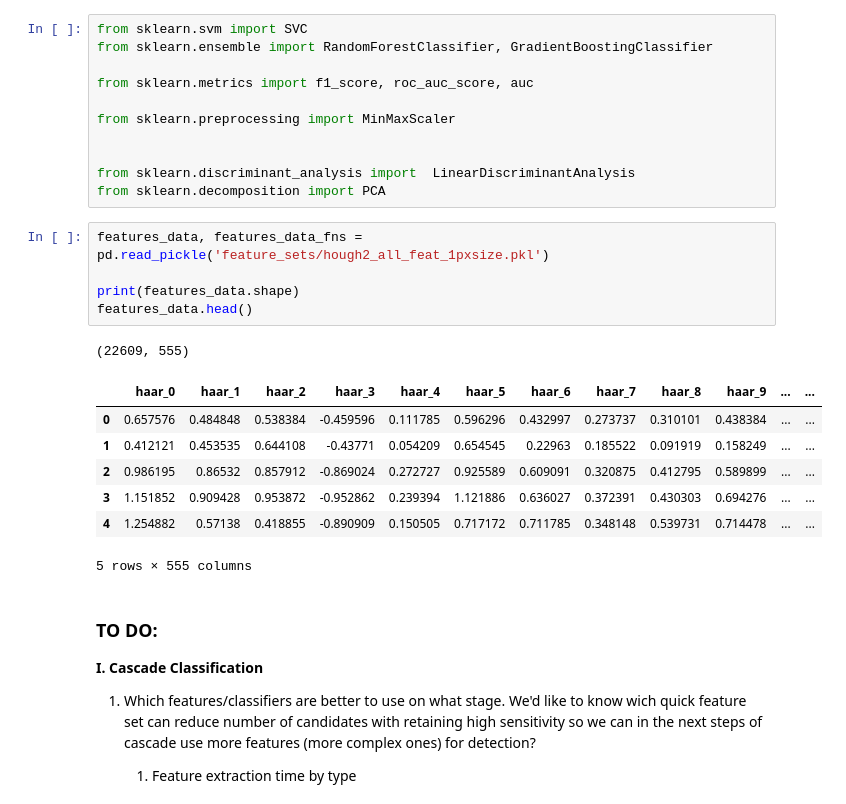
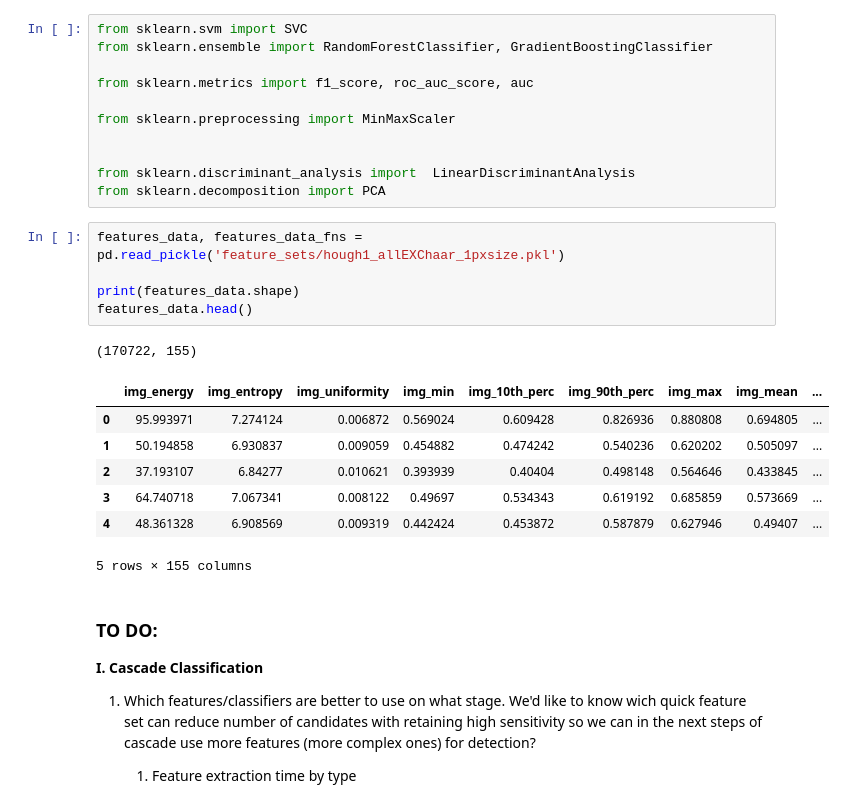
Before and after one commit to joaco18/calc-det, a Jupyter notebook: notebooks/[TEST]FeatureSelectionAndClassificaiton.ipynb, the cells around one changed output. Cells and saved outputs as stored; diff of their text form.

```diff
--- a/notebooks/[TEST]FeatureSelectionAndClassificaiton.ipynb
+++ b/notebooks/[TEST]FeatureSelectionAndClassificaiton.ipynb
@@ -35,19 +35,19 @@ from sklearn.preprocessing import MinMaxScaler
 from sklearn.discriminant_analysis import  LinearDiscriminantAnalysis
 from sklearn.decomposition import PCA
 # %%
-features_data, features_data_fns = pd.read_pickle('feature_sets/hough2_all_feat_1pxsize.pkl')
+features_data, features_data_fns = pd.read_pickle('feature_sets/hough1_allEXChaar_1pxsize.pkl')
 
 print(features_data.shape)
 features_data.head()
 # %% [output]
-(22609, 555)
+(170722, 155)
-|  | haar_0 | haar_1 | haar_2 | haar_3 | haar_4 | haar_5 | haar_6 | haar_7 | haar_8 | haar_9 | ... | ... |
-| 0 | 0.657576 | 0.484848 | 0.538384 | -0.459596 | 0.111785 | 0.596296 | 0.432997 | 0.273737 | 0.310101 | 0.438384 | ... | ... |
-| 1 | 0.412121 | 0.453535 | 0.644108 | -0.43771 | 0.054209 | 0.654545 | 0.22963 | 0.185522 | 0.091919 | 0.158249 | ... | ... |
-| 2 | 0.986195 | 0.86532 | 0.857912 | -0.869024 | 0.272727 | 0.925589 | 0.609091 | 0.320875 | 0.412795 | 0.589899 | ... | ... |
-| 3 | 1.151852 | 0.909428 | 0.953872 | -0.952862 | 0.239394 | 1.121886 | 0.636027 | 0.372391 | 0.430303 | 0.694276 | ... | ... |
-| 4 | 1.254882 | 0.57138 | 0.418855 | -0.890909 | 0.150505 | 0.717172 | 0.711785 | 0.348148 | 0.539731 | 0.714478 | ... | ... |
+|  | img_energy | img_entropy | img_uniformity | img_min | img_10th_perc | img_90th_perc | img_max | img_mean | ... |
+| 0 | 95.993971 | 7.274124 | 0.006872 | 0.569024 | 0.609428 | 0.826936 | 0.880808 | 0.694805 | ... |
+| 1 | 50.194858 | 6.930837 | 0.009059 | 0.454882 | 0.474242 | 0.540236 | 0.620202 | 0.505097 | ... |
+| 2 | 37.193107 | 6.84277 | 0.010621 | 0.393939 | 0.40404 | 0.498148 | 0.564646 | 0.433845 | ... |
+| 3 | 64.740718 | 7.067341 | 0.008122 | 0.49697 | 0.534343 | 0.619192 | 0.685859 | 0.573669 | ... |
+| 4 | 48.361328 | 6.908569 | 0.009319 | 0.442424 | 0.453872 | 0.587879 | 0.627946 | 0.49407 | ... |
-5 rows × 555 columns
+5 rows × 155 columns
 # %% [markdown]
 ### TO DO:
 
```
Also changed, not shown: parts of 6 cells of this notebook, 4 other files.
